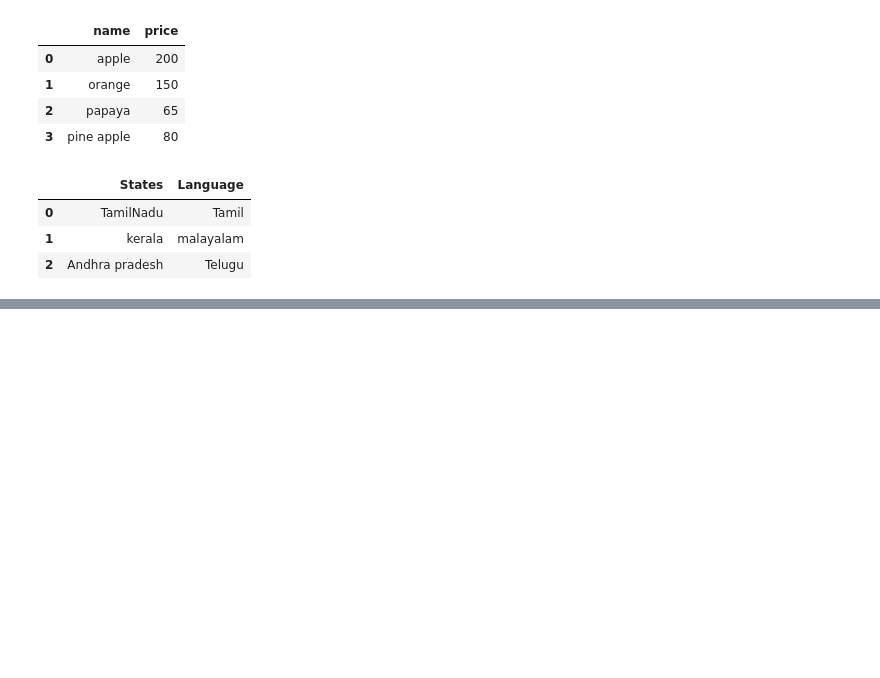
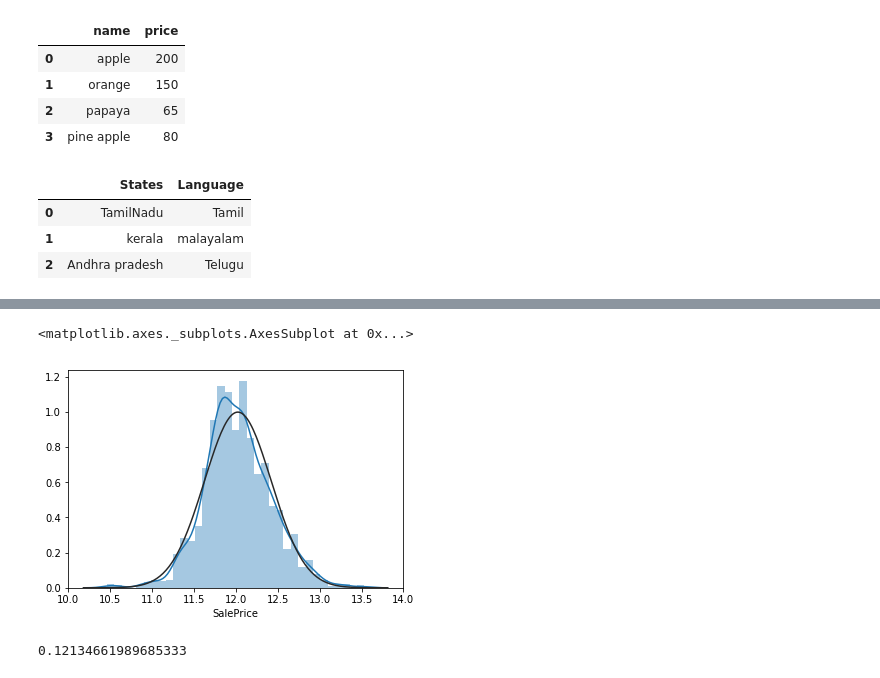
Before and after one commit to sharmasaravanan/Machine_learning, a Jupyter notebook: SRM.ipynb, the cells around one changed output, grey strips where cells are left out. Saved outputs shown, nothing was run; the diff lists cells and outputs as text; code cells hidden in the pictures; blank space fills up the shorter version.

```diff
--- a/SRM.ipynb
+++ b/SRM.ipynb
@@ -526,0 +620,16 @@ DF
+# %%
+
+
+
+
+
+data['SalePrice'] = np.log1p(data['SalePrice'])
+# %%
+sns.distplot(data['SalePrice'], fit = norm)
+# %% [output]
+<matplotlib.axes._subplots.AxesSubplot at 0x...>
+[figure, added]
+# %%
+data['SalePrice'].skew()
+# %% [output]
+0.12134661989685333
```
Also changed, not shown: parts of 48 cells of this notebook, 2 other files.
